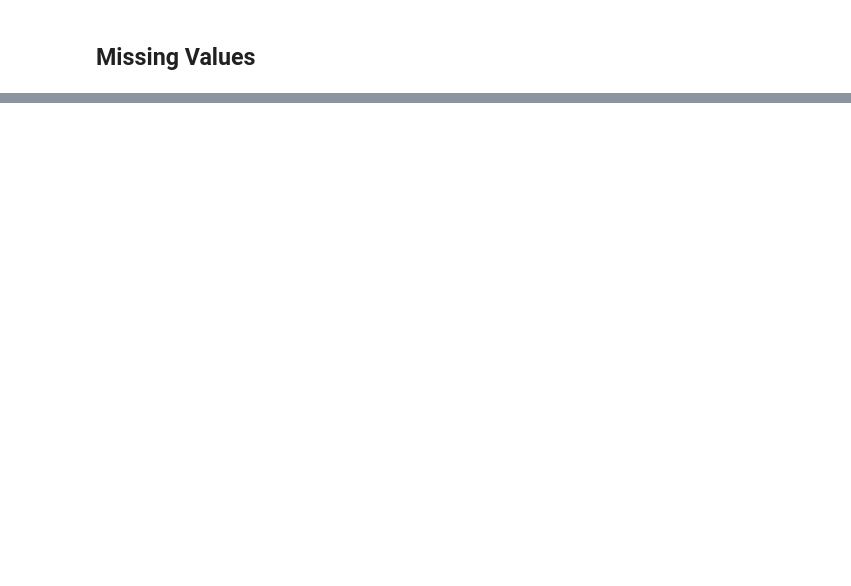
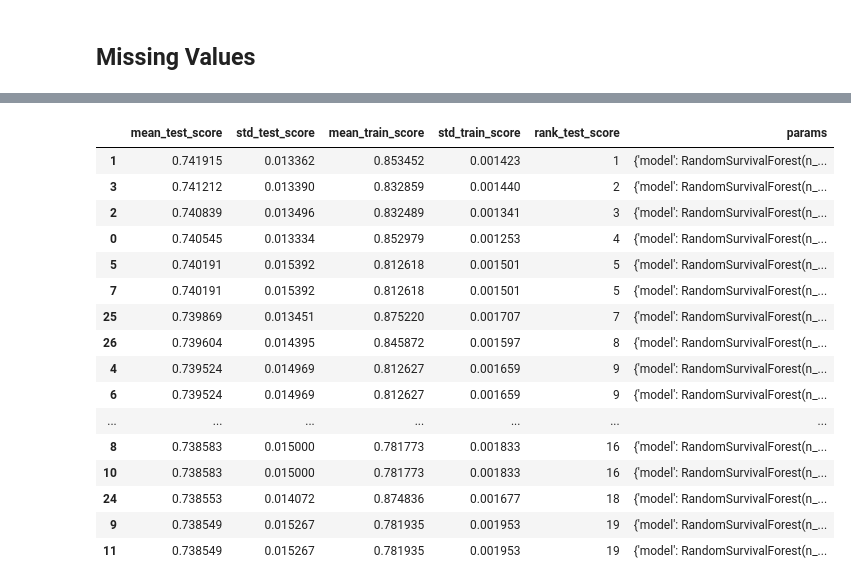
Before and after one commit to Amy1510/leukemia-survival-prediction, a Jupyter notebook: qrt_project.ipynb, the cells around one changed output, grey strips where cells are left out. Cells and saved outputs as stored; diff of their text form; code cells hidden in the pictures; blank space fills up the shorter version.

```diff
--- a/qrt_project.ipynb
+++ b/qrt_project.ipynb
@@ -1025,8 +1239,0 @@ Imputation dataset: 3075 / 3173
-# %%
-df_train = df_imp
-prep_train = preprocess
-
-X = df_train[feat_cols].copy()
-y = Surv.from_arrays(
-    event=df_train["OS_STATUS"].astype(bool).values, time=df_train["OS_YEARS"].values
-)
@@ -1032,0 +1494,33 @@ y = Surv.from_arrays(
+# %%
+import joblib
+import os
+
+os.makedirs("artifacts/models", exist_ok=True)
+os.makedirs("artifacts/results", exist_ok=True)
+
+print("=== Clinique only ===")
+gs_clin, best_clin, score_clin, df_scores_clin = run_gridsearch(
+    df_imp, num_cols_clin + cat_cols, preprocess_clin, n_jobs=2, top_n=20
+)
+
+# Save
+joblib.dump(feat_cols_full, "artifacts/models/feat_cols_full.joblib")
+joblib.dump(mol_cols, "artifacts/models/mol_cols.joblib")
+
+joblib.dump(gs_clin, "artifacts/models/gridsearch_clin.joblib")
+joblib.dump(best_clin, "artifacts/models/best_pipe_clin.joblib")
+df_scores_clin.to_csv("artifacts/results/gridsearch_scores_clin.csv", index=False)
+
+print("\n=== Clinique + Molecular ===")
+gs_full, best_full, score_full, df_scores_full = run_gridsearch(
+    df_train_full, feat_cols_full, preprocess_full, n_jobs=2, top_n=20
+)
+
+# Save
+joblib.dump(gs_full, "artifacts/models/gridsearch_full.joblib")
+joblib.dump(best_full, "artifacts/models/best_pipe_full.joblib")
+df_scores_full.to_csv("artifacts/results/gridsearch_scores_full.csv", index=False)
+
+print("\nComparison:")
+print("Clinique only CV:", score_clin)
+print("Clinique+Mol  CV:", score_full)
@@ -1032,0 +1582,21 @@ y = Surv.from_arrays(
+# %%
+df_scores_clin.head(20)
+df_scores_full.head(20)
+# %% [output]
+|  | mean_test_score | std_test_score | mean_train_score | std_train_score | rank_test_score | params |
+| 1 | 0.741915 | 0.013362 | 0.853452 | 0.001423 | 1 | {'model': RandomSurvivalForest(n_... |
+| 3 | 0.741212 | 0.013390 | 0.832859 | 0.001440 | 2 | {'model': RandomSurvivalForest(n_... |
+| 2 | 0.740839 | 0.013496 | 0.832489 | 0.001341 | 3 | {'model': RandomSurvivalForest(n_... |
+| 0 | 0.740545 | 0.013334 | 0.852979 | 0.001253 | 4 | {'model': RandomSurvivalForest(n_... |
+| 5 | 0.740191 | 0.015392 | 0.812618 | 0.001501 | 5 | {'model': RandomSurvivalForest(n_... |
+| 7 | 0.740191 | 0.015392 | 0.812618 | 0.001501 | 5 | {'model': RandomSurvivalForest(n_... |
+| 25 | 0.739869 | 0.013451 | 0.875220 | 0.001707 | 7 | {'model': RandomSurvivalForest(n_... |
+| 26 | 0.739604 | 0.014395 | 0.845872 | 0.001597 | 8 | {'model': RandomSurvivalForest(n_... |
+| 4 | 0.739524 | 0.014969 | 0.812627 | 0.001659 | 9 | {'model': RandomSurvivalForest(n_... |
+| 6 | 0.739524 | 0.014969 | 0.812627 | 0.001659 | 9 | {'model': RandomSurvivalForest(n_... |
+| ... | ... | ... | ... | ... | ... | ... |
+| 8 | 0.738583 | 0.015000 | 0.781773 | 0.001833 | 16 | {'model': RandomSurvivalForest(n_... |
+| 10 | 0.738583 | 0.015000 | 0.781773 | 0.001833 | 16 | {'model': RandomSurvivalForest(n_... |
+| 24 | 0.738553 | 0.014072 | 0.874836 | 0.001677 | 18 | {'model': RandomSurvivalForest(n_... |
+| 9 | 0.738549 | 0.015267 | 0.781935 | 0.001953 | 19 | {'model': RandomSurvivalForest(n_... |
+| 11 | 0.738549 | 0.015267 | 0.781935 | 0.001953 | 19 | {'model': RandomSurvivalForest(n_... |
```
Also changed, not shown: parts of 62 cells of this notebook, 1 other file.
